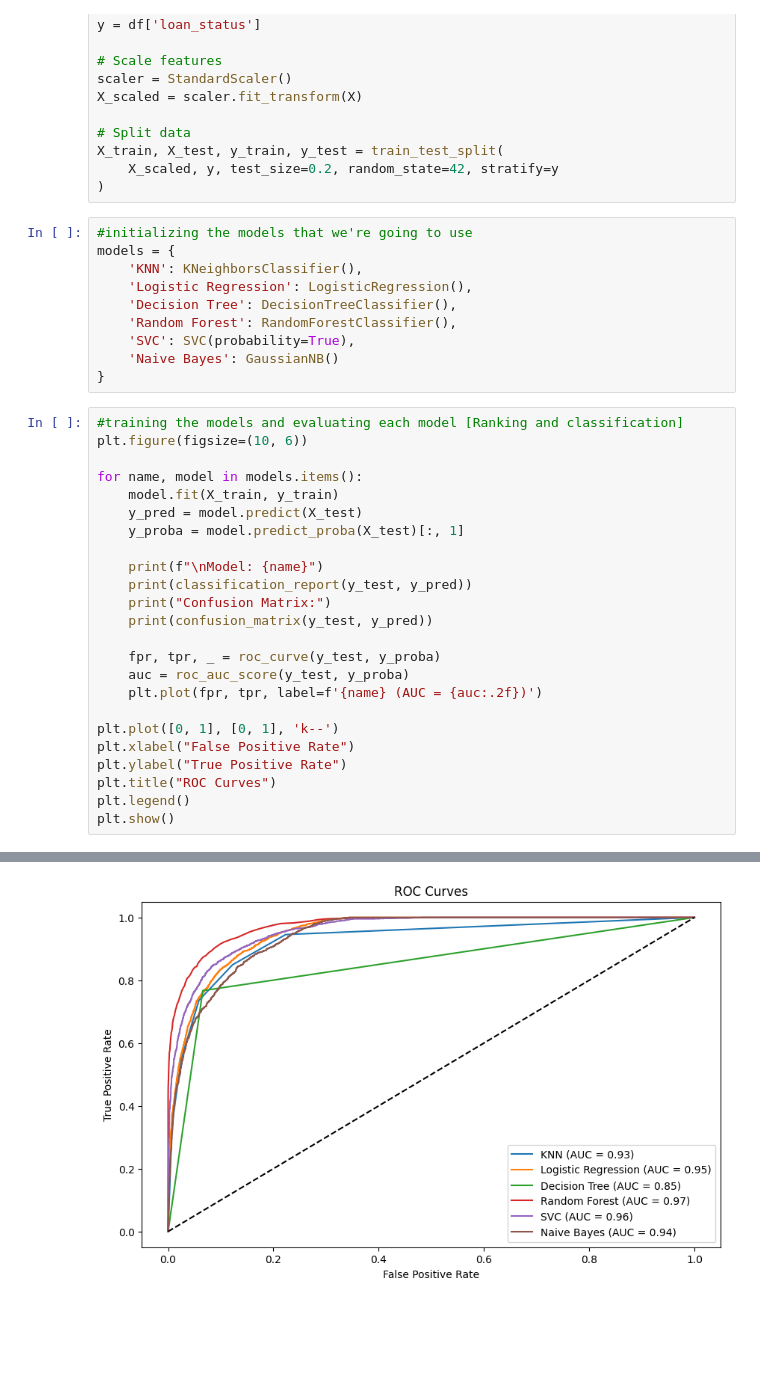
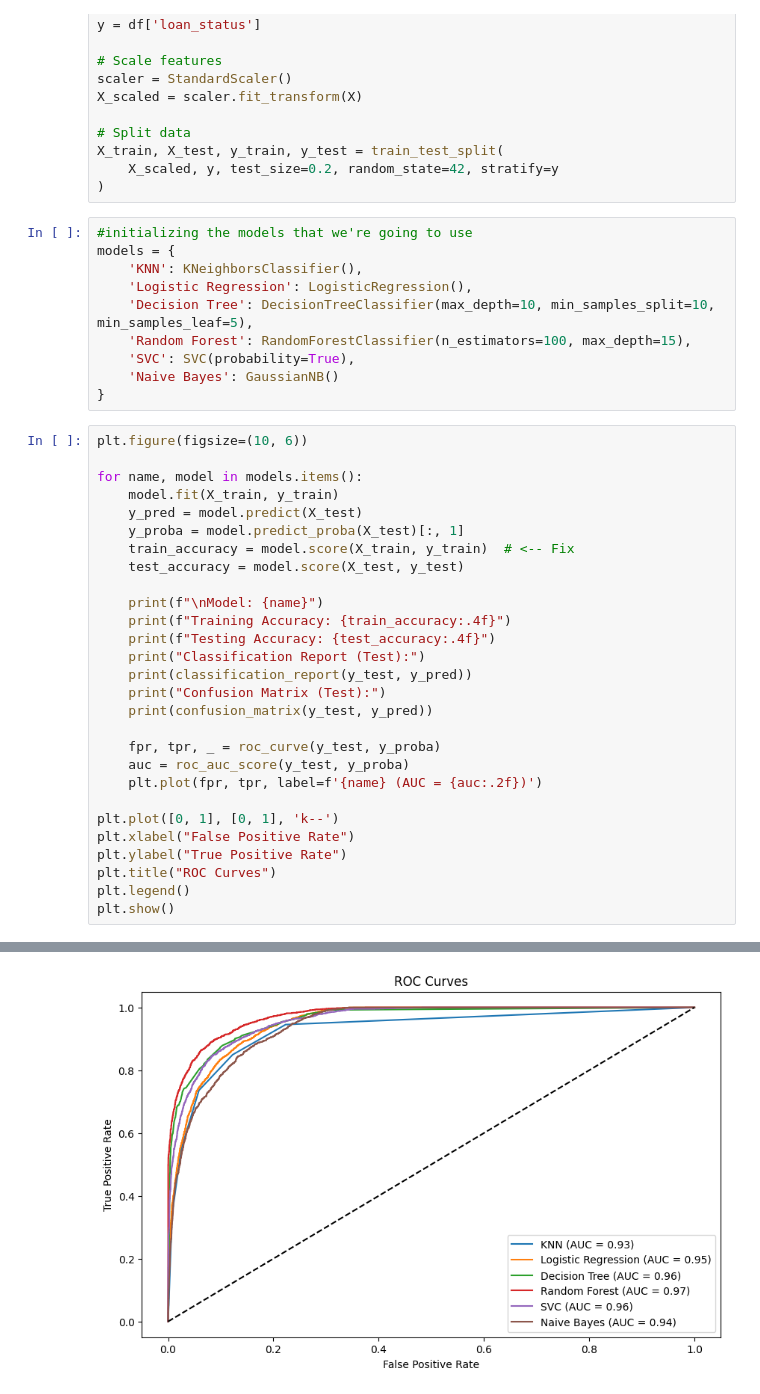
Before and after one commit to MrRobot-cpp/Loan-Prediction-ML-Project, a Jupyter notebook: loan_Prediction_Notebook.ipynb, the cells around one changed output, grey strips where cells are left out. Drawn from its saved outputs; the diff is of its cells as text; blank space fills up the shorter version.

```diff
--- a/loan_Prediction_Notebook.ipynb
+++ b/loan_Prediction_Notebook.ipynb
@@ -218,23 +218,27 @@ X_train, X_test, y_train, y_test = train_test_split(
 models = {
     'KNN': KNeighborsClassifier(),
     'Logistic Regression': LogisticRegression(),
-    'Decision Tree': DecisionTreeClassifier(),
-    'Random Forest': RandomForestClassifier(),
+    'Decision Tree': DecisionTreeClassifier(max_depth=10, min_samples_split=10, min_samples_leaf=5),
+    'Random Forest': RandomForestClassifier(n_estimators=100, max_depth=15),
     'SVC': SVC(probability=True),
     'Naive Bayes': GaussianNB()
 }
 # %%
-#training the models and evaluating each model [Ranking and classification]
 plt.figure(figsize=(10, 6))
 
 for name, model in models.items():
     model.fit(X_train, y_train)
     y_pred = model.predict(X_test)
     y_proba = model.predict_proba(X_test)[:, 1]
+    train_accuracy = model.score(X_train, y_train)  # <-- Fix
+    test_accuracy = model.score(X_test, y_test)
 
     print(f"\nModel: {name}")
+    print(f"Training Accuracy: {train_accuracy:.4f}")
+    print(f"Testing Accuracy: {test_accuracy:.4f}")
+    print("Classification Report (Test):")
     print(classification_report(y_test, y_pred))
-    print("Confusion Matrix:")
+    print("Confusion Matrix (Test):")
     print(confusion_matrix(y_test, y_pred))
 
     fpr, tpr, _ = roc_curve(y_test, y_proba)
@@ -266,6 +270,6 @@ Confusion Matrix:
 [[4630 2370]
  [   3 1997]]
-[figure, old version]
+[figure, new version]
 # %%
 # evaluating the models using cross validation for accuracy and generalization
 print("5-Fold Cross-Validation Accuracy Scores:")
```
Also changed, not shown: parts of 3 cells of this notebook.
